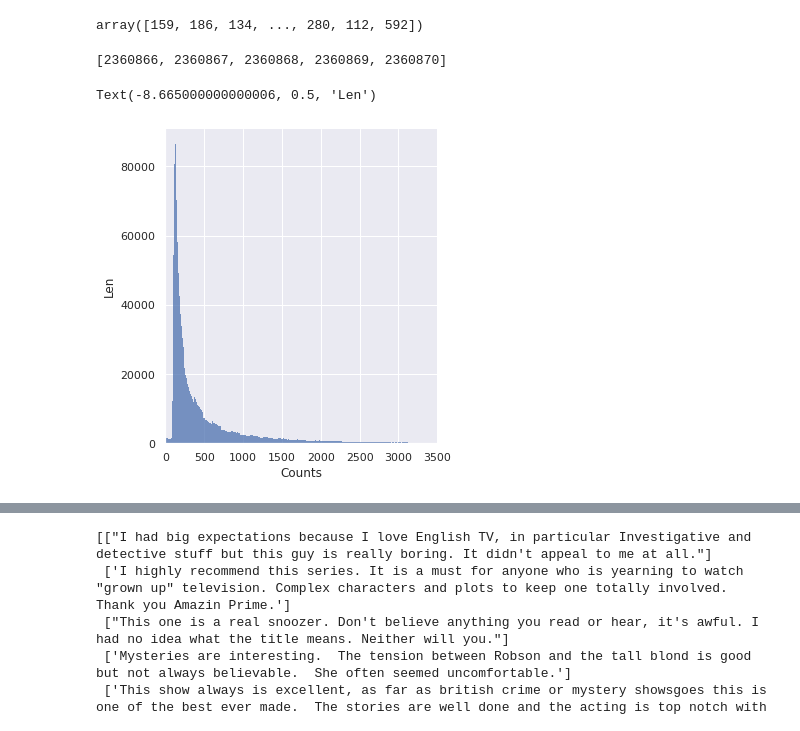
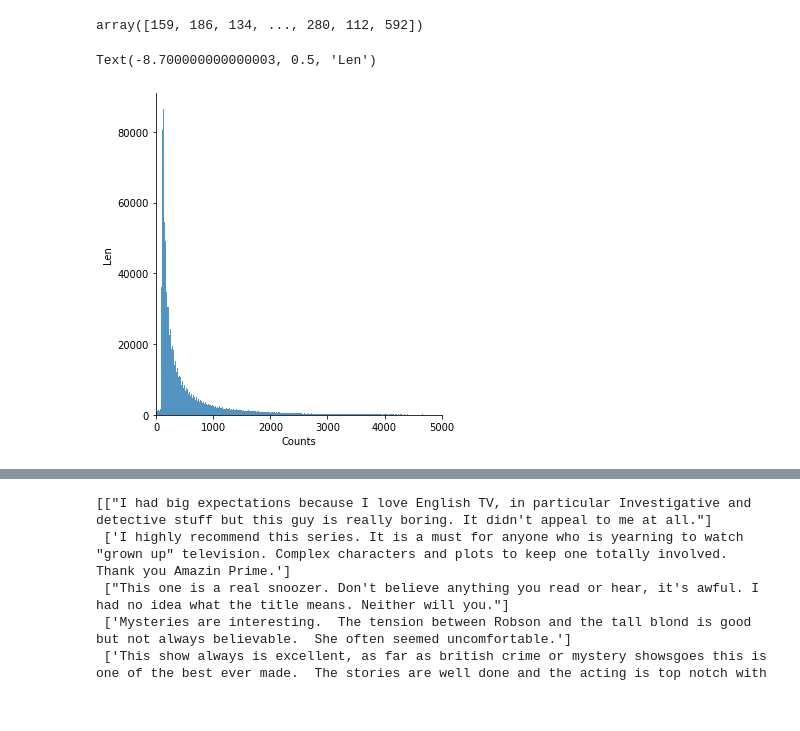
Before and after one commit to mayujie/MSC_text_mining, a Jupyter notebook: RD_dataprepare.ipynb, the cells around one changed output, grey strips where cells are left out. Saved outputs shown, nothing was run; the diff lists cells and outputs as text; code cells hidden in the pictures.

Commit message:
prepare the review data

```diff
--- a/RD_dataprepare.ipynb
+++ b/RD_dataprepare.ipynb
@@ -173,19 +173,14 @@ len_review_array
 # %% [output]
 array([159, 186, 134, ..., 280, 112, 592])
-# %%
-len_idx = [i for i in range(2360871)]
-len_idx[2360866:]
-# %% [output]
-[2360866, 2360867, 2360868, 2360869, 2360870]
 # %%
 import seaborn as sns
 import matplotlib.pyplot as plt
 
-sns.displot(len_review_array)
+sns.displot(np.asarray(len_review))
 
-plt.xlim(-10, 3500)
+plt.xlim(-10, 5000)
 plt.xlabel('Counts')
 plt.ylabel('Len')
 # %% [output]
-Text(-8.665000000000006, 0.5, 'Len')
+Text(-8.700000000000003, 0.5, 'Len')
-[figure, old version]
+[figure, new version]
```
Also changed, not shown: parts of 102 cells of this notebook.
